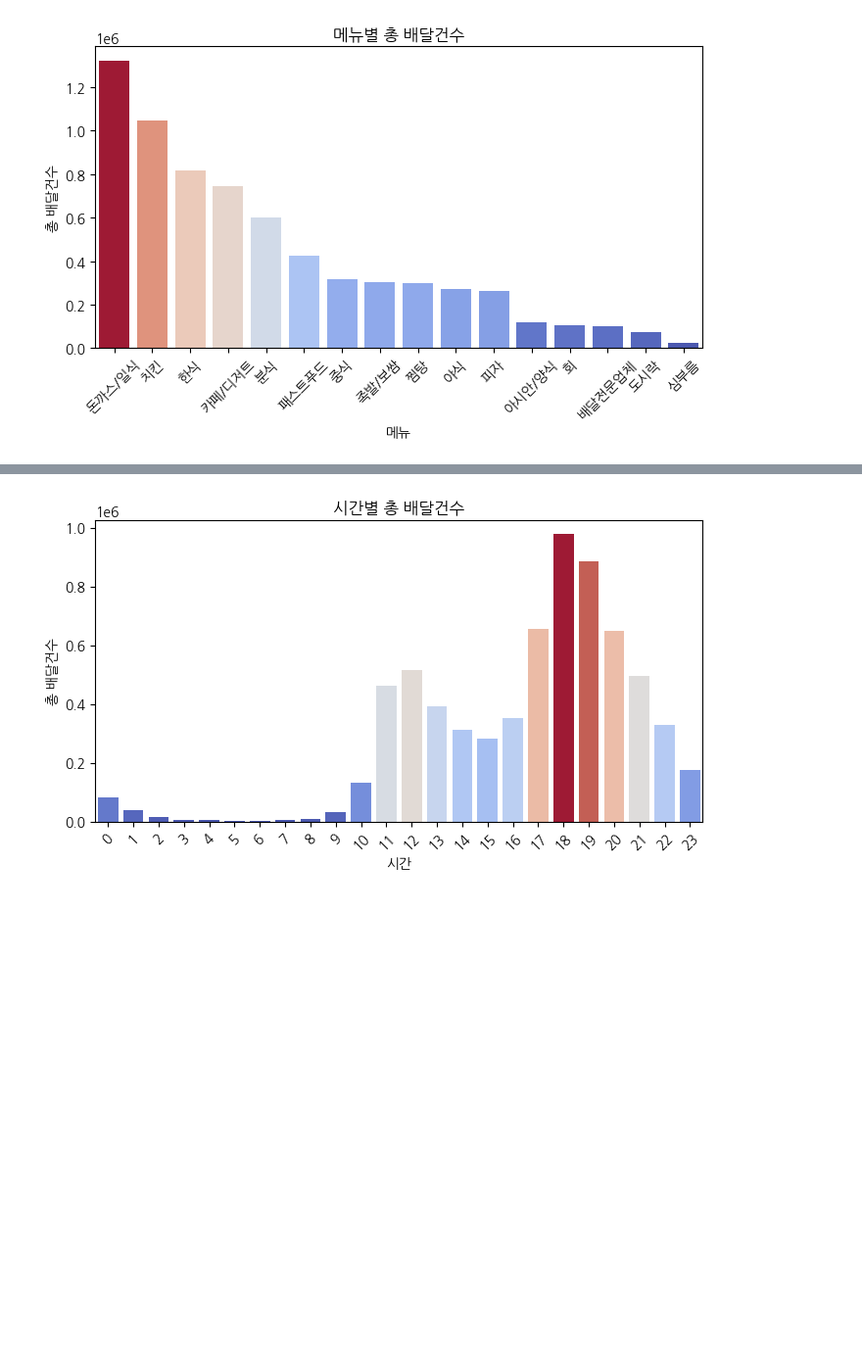
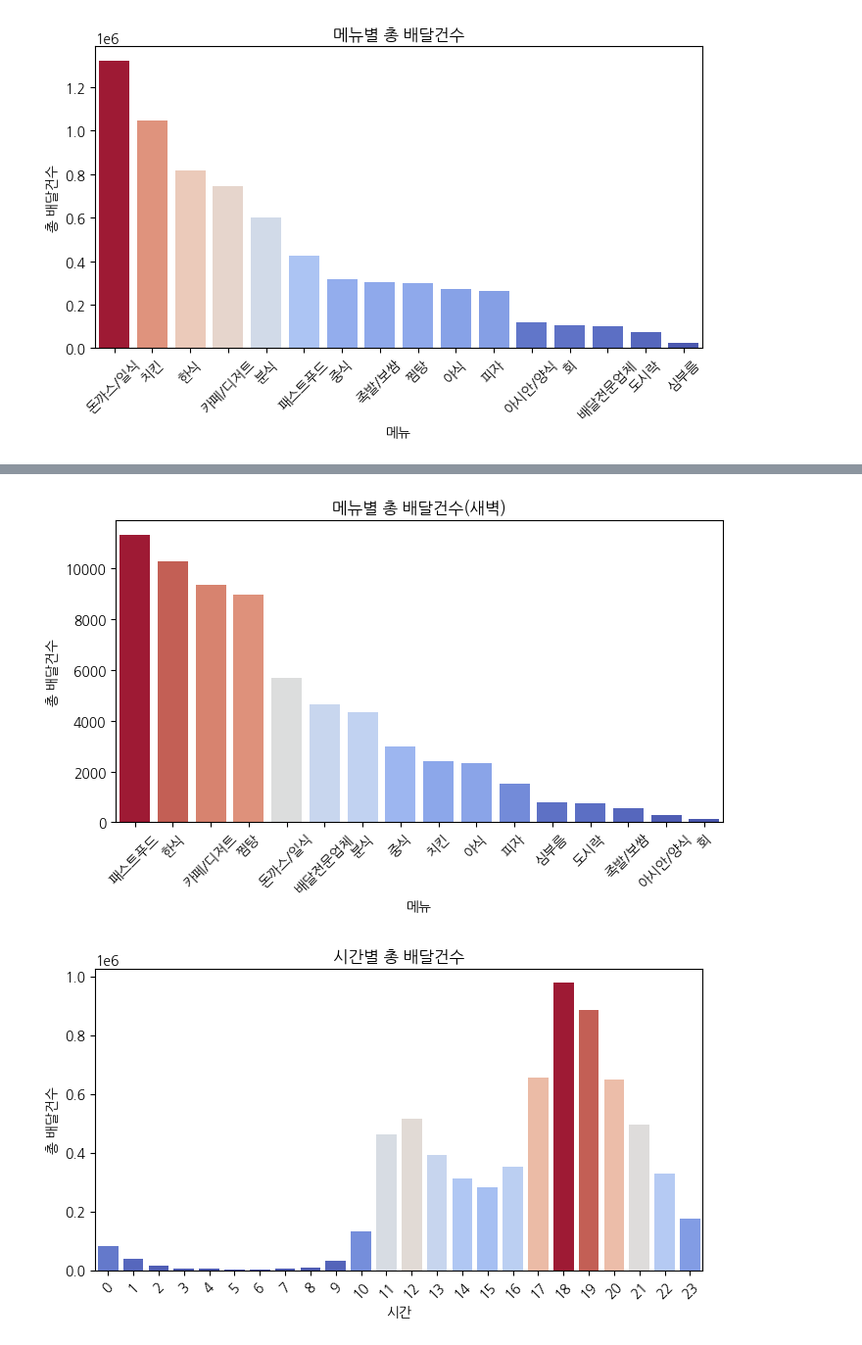
Before and after one commit to wjco/DA-Stats-fri, a Jupyter notebook: DONGIN/업종 목적지별 주문 현황 분석.ipynb, the cells around one changed output, grey strips where cells are left out. Shown: that part at 98% size. Drawn from its saved outputs; the diff is of its cells as text; code cells hidden in the pictures; blank space fills up the shorter version.

```diff
--- a/DONGIN/업종 목적지별 주문 현황 분석.ipynb
+++ b/DONGIN/업종 목적지별 주문 현황 분석.ipynb
@@ -46,3 +90,22 @@ plt.show()
+# %%
+filtered_data = data[(data['HRLY_TIME'] >= 3) & (data['HRLY_TIME'] < 10)]
+industry_delivery_totals = filtered_data.groupby('DLVR_STORE_INDUTY_NM')['OREDER_CASCNT'].sum().sort_values(ascending=False)
+
+normalized_data = (industry_delivery_totals - industry_delivery_totals.min()) / (industry_delivery_totals.max() - industry_delivery_totals.min())
+palette = sns.color_palette("coolwarm", as_cmap=True)
+colors = palette(normalized_data)
+
+# Plotting the bar graph
+plt.figure(figsize=(8, 4))
+# industry_delivery_totals.plot.bar(x=industry_delivery_totals.index, y=industry_delivery_totals.values, rot=0)
+sns.barplot(x=industry_delivery_totals.index, y=industry_delivery_totals.values, palette=colors)
+plt.title('메뉴별 총 배달건수(새벽)')
+plt.xlabel('메뉴')
+plt.ylabel('총 배달건수')
+plt.xticks(rotation=45)
+plt.show()
+# %% [output]
+[figure, added]
 # %%
 time_zone_deliveries  = data.groupby('HRLY_TIME')['OREDER_CASCNT'].sum()
 
```
Also changed, not shown: parts of 6 cells of this notebook.
